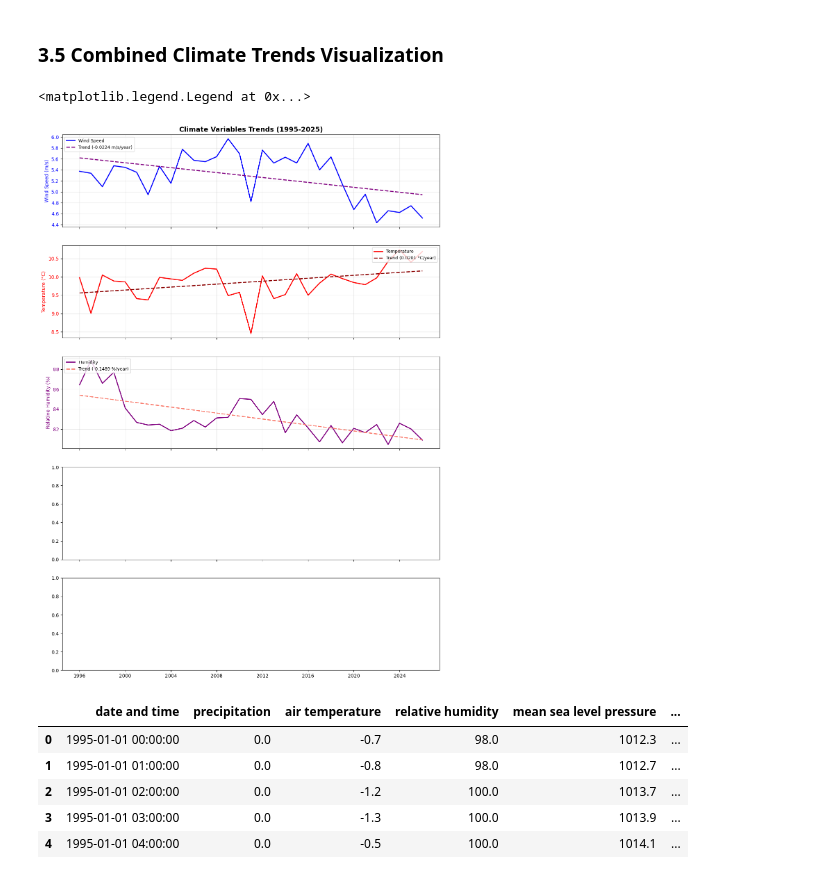
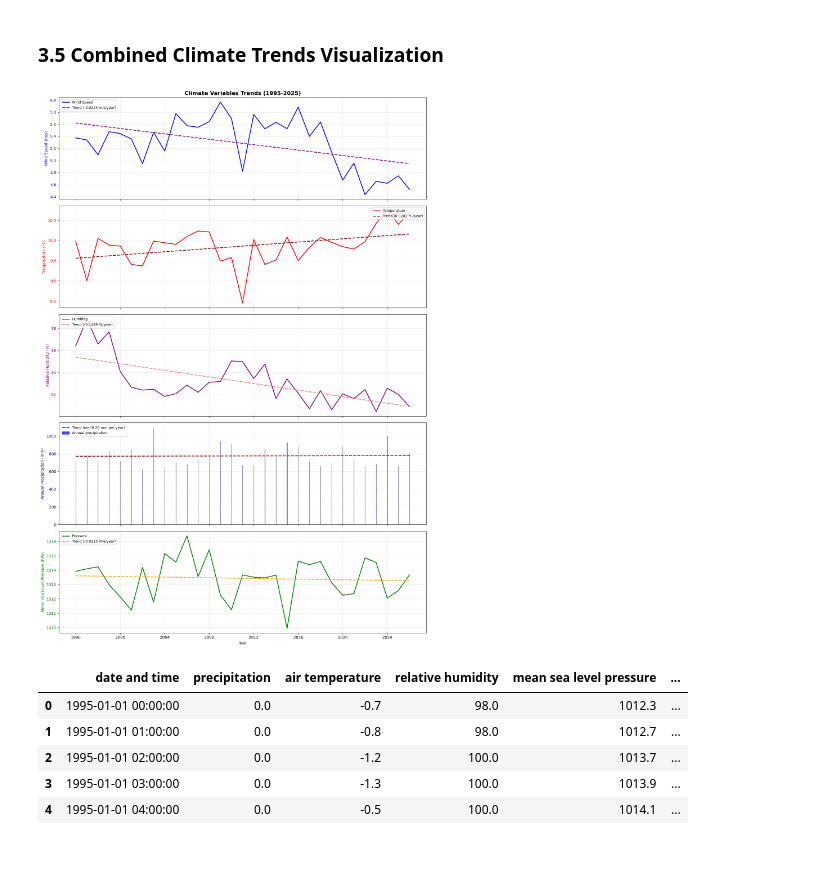
Before and after one commit to tanyasanjuan/pfda-project, a Jupyter notebook: wind.ipynb, the cells around one changed output. Saved outputs shown, nothing was run; the diff lists cells and outputs as text; code cells hidden in the pictures.

Commit message:
plot trend line pressure

```diff
--- a/wind.ipynb
+++ b/wind.ipynb
@@ -726,36 +726,49 @@ ax_wind.set_title('Climate Variables Trends (1995-2025)', fontsize=14, fontweigh
 
 # Temperature
 ax_index += 1
 ax_temp = axes[ax_index]
 ax_temp.plot(temp_yearly.index, temp_yearly.values, linewidth=2, color='red', label='Temperature')
 ax_temp.plot(temp_yearly.index, temp_trend_line, '--', linewidth=2, color='darkred', label=f'Trend ({temp_trend:.4f} °C/year)')
 ax_temp.set_ylabel('Temperature (°C)', color='red')
 ax_temp.tick_params(axis='y', labelcolor='red')
 ax_temp.grid(True, alpha=0.3)
 ax_temp.legend(loc='upper right', fontsize=9)
 
 # Humidity
 ax_index += 1
 ax_humidity = axes[ax_index]
 ax_humidity.plot(rhum_yearly.index, rhum_yearly.values, linewidth=2, color='purple', label='Humidity')
 ax_humidity.plot(rhum_yearly.index, rhum_trend_line, '--', linewidth=2, color='salmon', label=f'Trend ({rhum_trend:.4f} %/year)')
 ax_humidity.set_ylabel('Relative Humidity (%)', color='purple')
 ax_humidity.tick_params(axis='y', labelcolor='purple')
 ax_humidity.grid(True, alpha=0.3)
 ax_humidity.legend(loc='upper left', fontsize=9)
 
 # Precipitation
 ax_index += 1
 ax_rain = axes[ax_index]
 ax_rain.bar(rain_yearly.index, rain_yearly.values, alpha=0.7, color='blue', edgecolor='navy', label='Annual precipitation')
-ax_rain.plot(rain_yearly.index, rain_trend_line, '--', label=f'Trend line ({rain_trend:.2f} mm per year)', linewidth=2, color='darkblue')
+ax_rain.plot(rain_yearly.index, rain_trend_line, '--', label=f'Trend line ({rain_trend:.2f} mm per year)', linewidth=2, color='darkred')
 ax_rain.set_ylabel('Annual Precipitation (mm)', color='navy')
 ax_rain.tick_params(axis='y', labelcolor='navy')
 ax_rain.grid(True, alpha=0.3)
 ax_rain.legend(loc='upper left', fontsize=9)
+
+# Pressure
+ax_index += 1
+ax_pressure = axes[ax_index]
+ax_pressure.plot(msl_yearly.index, msl_yearly.values, linewidth=2, color='green', label='Pressure')
+ax_pressure.plot(msl_yearly.index, msl_trend_line, '--', linewidth=2, color='orange', label=f'Trend ({msl_trend:.4f} hPa/year)')
+ax_pressure.set_ylabel('Mean Sea Level Pressure (hPa)', color='green')
+ax_pressure.tick_params(axis='y', labelcolor='green')
+ax_pressure.grid(True, alpha=0.3)
+ax_pressure.legend(loc='upper left', fontsize=9)
+ax_pressure.set_xlabel('Year')
+
+plt.tight_layout()
+plt.show()
 # %% [output]
-<matplotlib.legend.Legend at 0x...>
-[figure, old version]
+[figure, new version]
 # %%
 # save the clean data
 df.to_csv('wind_for_analysis.csv')
```
